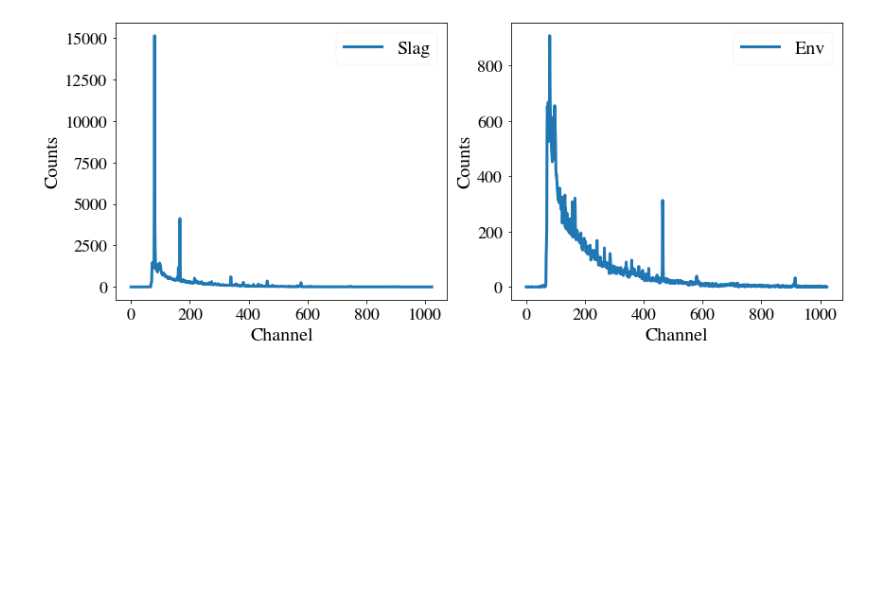
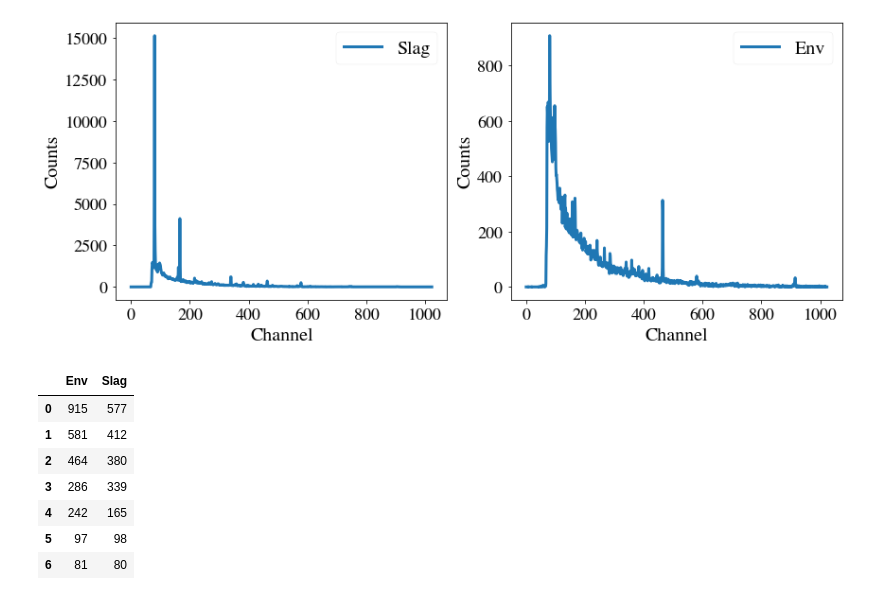
Before and after one commit to DickyChant/AdvNuclExp, a Jupyter notebook: Exp2/analysis/analysis.ipynb, the cells around one changed output. Cells and saved outputs as stored; diff of their text form; code cells hidden in the pictures; blank space fills up the shorter version.

```diff
--- a/Exp2/analysis/analysis.ipynb
+++ b/Exp2/analysis/analysis.ipynb
@@ -379,0 +382,11 @@ plt.savefig("../plots/slag_vs_env.pdf")
+# %%
+env_and_slag
+# %% [output]
+|  | Env | Slag |
+| 0 | 915 | 577 |
+| 1 | 581 | 412 |
+| 2 | 464 | 380 |
+| 3 | 286 | 339 |
+| 4 | 242 | 165 |
+| 5 | 97 | 98 |
+| 6 | 81 | 80 |
```
Also changed, not shown: parts of 16 cells of this notebook, 27 other files.
